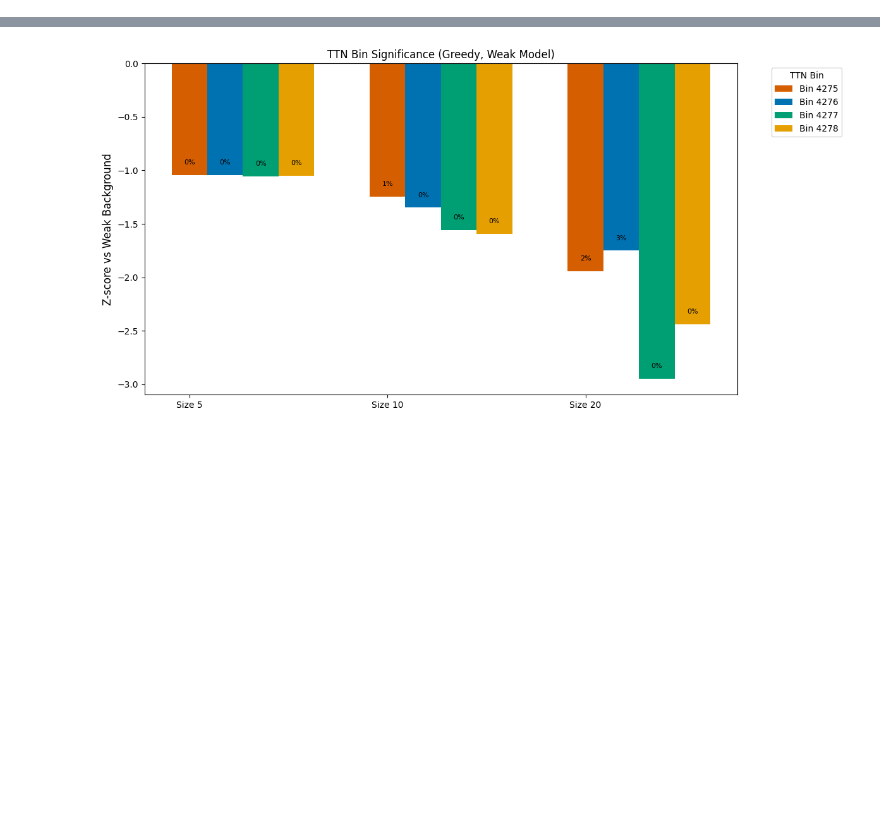
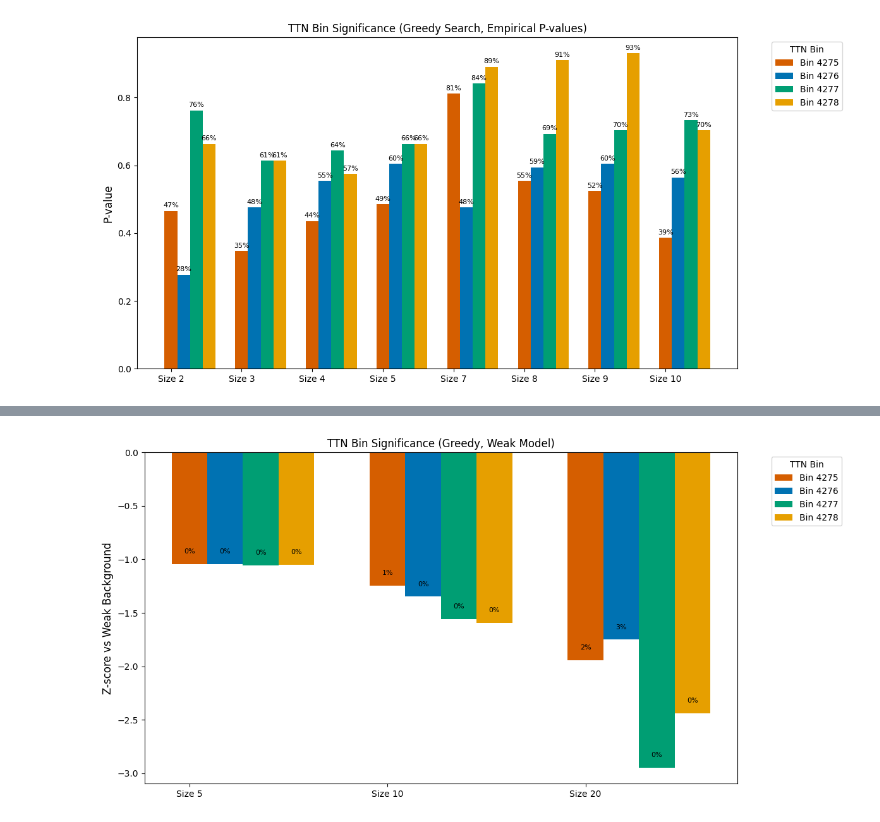
Before and after one commit to ethanoutangoun/chromatin-heart-dev, a Jupyter notebook: ttn_bin_selection.ipynb, the cells around one changed output, grey strips where cells are left out. Saved outputs shown, nothing was run; the diff lists cells and outputs as text; code cells hidden in the pictures; blank space fills up the shorter version.

```diff
--- a/ttn_bin_selection.ipynb
+++ b/ttn_bin_selection.ipynb
@@ -99,0 +91,52 @@ plt.show()
+# %%
+import pandas as pd
+import matplotlib.pyplot as plt
+
+# Configuration
+clique_sizes = [2,3,4,5,7,8,9, 10]
+ttn_bins = [4275, 4276, 4277, 4278]
+colors = ['#D55E00', '#0072B2', '#009E73', '#E69F00']  # colorblind-friendly
+bar_width = 0.18
+
+# Plot setup
+fig, ax = plt.subplots(figsize=(12, 6))
+xticks = []
+x_labels = []
+
+for i, size in enumerate(clique_sizes):
+    for j, bin_id in enumerate(ttn_bins):
+        # Load corresponding CSV
+        df = pd.read_csv(f'greedy_clique_size_optimization_results_seed_{bin_id}.csv')
+
+        # Extract p-value for the given size
+        row = df[df['size'] == size]
+        if row.empty:
+            continue
+        p = row['p_value'].values[0]
+
+        # Convert p-value to percentage for label
+        p_percent = f'{p * 100:.0f}%' if pd.notnull(p) else 'N/A'
+
+        # Calculate bar position
+        x = i + j * bar_width
+
+        # Plot the bar
+        ax.bar(x, p, color=colors[j], width=bar_width, label=f'Bin {bin_id}' if i == 0 else "")
+        ax.text(x, p + 0.01, p_percent, ha='center', fontsize=8)
+
+        # Set x-tick info once per bin
+        if i == 0:
+            xticks.append(j * bar_width + 1.5)
+            x_labels.append(f'Bin {bin_id}')
+
+# Final styling
+ax.set_xticks(range(len(clique_sizes)))
+ax.set_xticklabels([f'Size {s}' for s in clique_sizes])
+ax.axhline(0, color='gray', linewidth=0.5)
+ax.set_ylabel('P-value', fontsize=12)
+ax.set_title('TTN Bin Significance (Greedy Search, Empirical P-values)')
+ax.legend(title='TTN Bin', bbox_to_anchor=(1.05, 1), loc='upper left')
+plt.tight_layout()
+plt.show()
+# %% [output]
+[figure, added]
```
Also changed, not shown: parts of 3 cells of this notebook, 5 other files.
